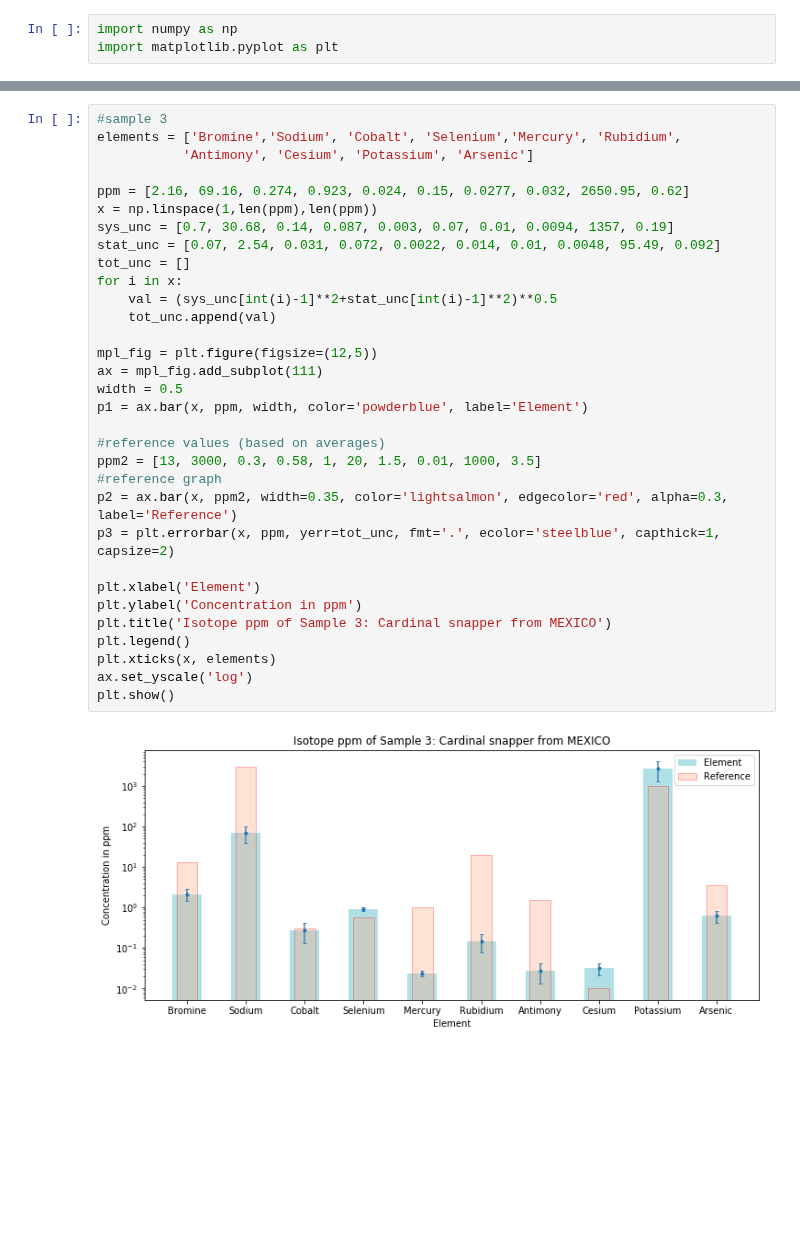
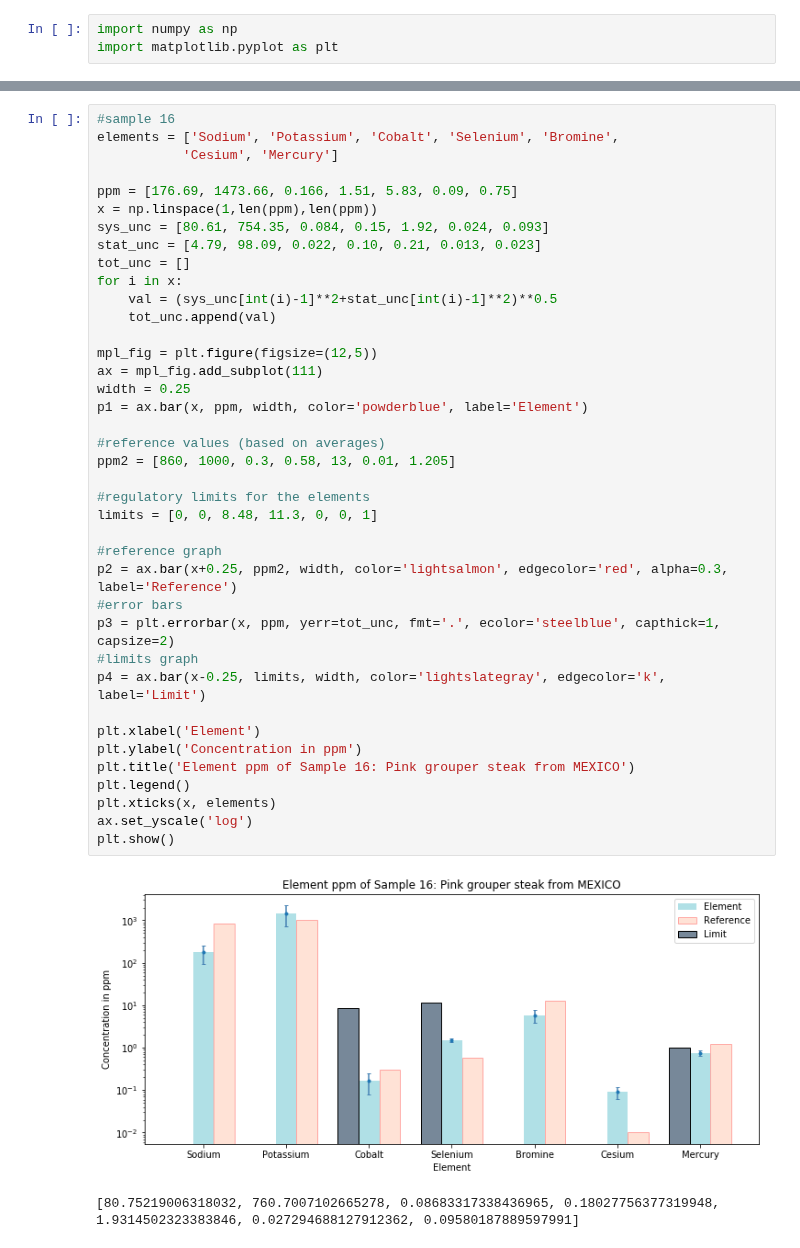
Before and after one commit to bearing/radwatch-analysis, a Jupyter notebook: ppmComparison.ipynb, the cells around one changed output, grey strips where cells are left out. Cells and saved outputs as stored; diff of their text form; blank space fills up the shorter version.

```diff
--- a/ppmComparison.ipynb
+++ b/ppmComparison.ipynb
@@ -72,34 +632,42 @@ plt.show()
 # %%
-#sample 3
-elements = ['Bromine','Sodium', 'Cobalt', 'Selenium','Mercury', 'Rubidium',
-           'Antimony', 'Cesium', 'Potassium', 'Arsenic']
+#sample 16
+elements = ['Sodium', 'Potassium', 'Cobalt', 'Selenium', 'Bromine',
+           'Cesium', 'Mercury']
 
-ppm = [2.16, 69.16, 0.274, 0.923, 0.024, 0.15, 0.0277, 0.032, 2650.95, 0.62]
+ppm = [176.69, 1473.66, 0.166, 1.51, 5.83, 0.09, 0.75]
 x = np.linspace(1,len(ppm),len(ppm))
-sys_unc = [0.7, 30.68, 0.14, 0.087, 0.003, 0.07, 0.01, 0.0094, 1357, 0.19]
-stat_unc = [0.07, 2.54, 0.031, 0.072, 0.0022, 0.014, 0.01, 0.0048, 95.49, 0.092]
+sys_unc = [80.61, 754.35, 0.084, 0.15, 1.92, 0.024, 0.093]
+stat_unc = [4.79, 98.09, 0.022, 0.10, 0.21, 0.013, 0.023]
 tot_unc = []
 for i in x:
     val = (sys_unc[int(i)-1]**2+stat_unc[int(i)-1]**2)**0.5
     tot_unc.append(val)
 
 mpl_fig = plt.figure(figsize=(12,5))
 ax = mpl_fig.add_subplot(111)
-width = 0.5
+width = 0.25
 p1 = ax.bar(x, ppm, width, color='powderblue', label='Element')
 
 #reference values (based on averages)
-ppm2 = [13, 3000, 0.3, 0.58, 1, 20, 1.5, 0.01, 1000, 3.5]
+ppm2 = [860, 1000, 0.3, 0.58, 13, 0.01, 1.205]
+
+#regulatory limits for the elements
+limits = [0, 0, 8.48, 11.3, 0, 0, 1]
+
 #reference graph
-p2 = ax.bar(x, ppm2, width=0.35, color='lightsalmon', edgecolor='red', alpha=0.3, label='Reference')
+p2 = ax.bar(x+0.25, ppm2, width, color='lightsalmon', edgecolor='red', alpha=0.3, label='Reference')
+#error bars
 p3 = plt.errorbar(x, ppm, yerr=tot_unc, fmt='.', ecolor='steelblue', capthick=1, capsize=2)
+#limits graph
+p4 = ax.bar(x-0.25, limits, width, color='lightslategray', edgecolor='k', label='Limit')
 
 plt.xlabel('Element')
 plt.ylabel('Concentration in ppm')
-plt.title('Isotope ppm of Sample 3: Cardinal snapper from MEXICO')
+plt.title('Element ppm of Sample 16: Pink grouper steak from MEXICO')
 plt.legend()
 plt.xticks(x, elements)
 ax.set_yscale('log')
 plt.show()
 # %% [output]
-[figure, old version]
+[figure, new version]
+[80.75219006318032, 760.7007102665278, 0.08683317338436965, 0.18027756377319948, 1.9314502323383846, 0.027294688127912362, 0.09580187889597991]
```
Also changed, not shown: parts of 30 cells of this notebook, 2 other files.
